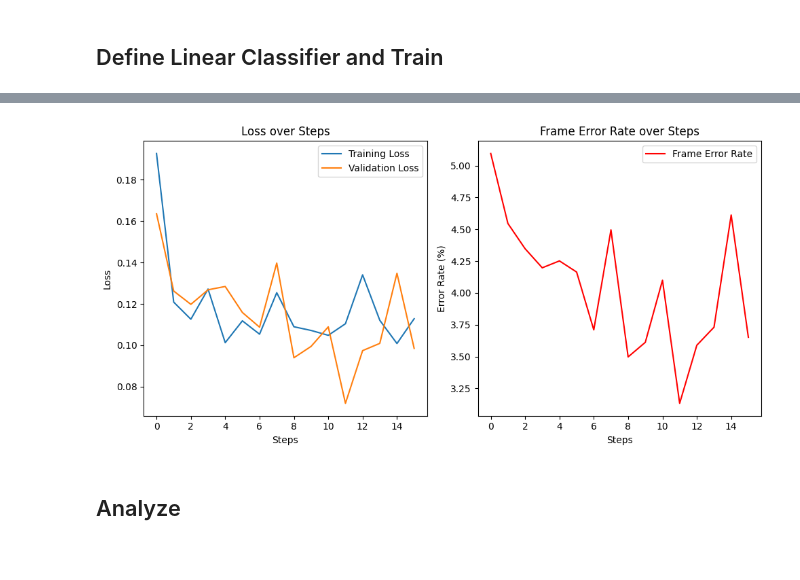
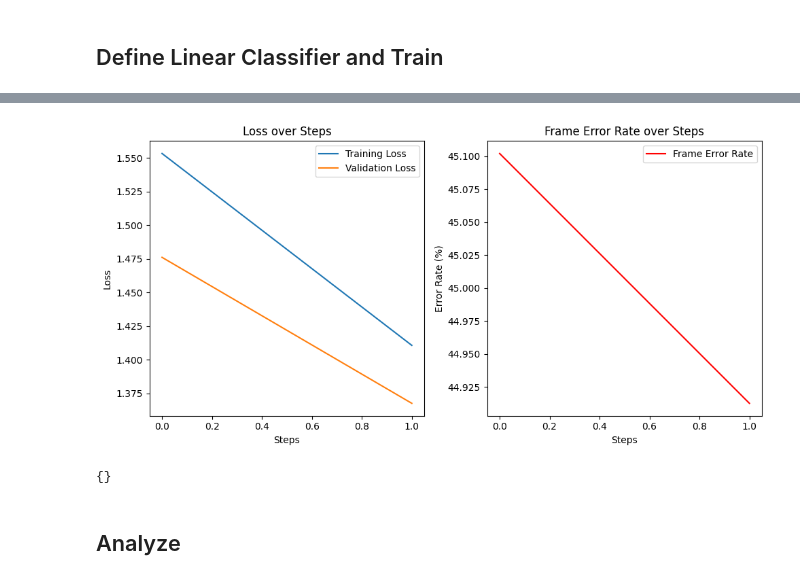
Before and after one commit to georgevenven/tweety_bert, a Jupyter notebook: notebooks/tweetyBERT_FER.ipynb, the cells around one changed output, grey strips where cells are left out. Drawn from its saved outputs; the diff is of its cells as text; code cells hidden in the pictures.

```diff
--- a/notebooks/tweetyBERT_FER.ipynb
+++ b/notebooks/tweetyBERT_FER.ipynb
@@ -13,9 +13,9 @@ os.chdir('/home/george-vengrovski/Documents/projects/tweety_bert_paper')
 from data_class import CollateFunction
 from utils import load_model
 
-weights_path = "/media/george-vengrovski/Extreme SSD/YardenLLB3_PreExtracted_WithPitch_Shift/saved_weights/model_step_0.pth"
+# weights_path = "/media/george-vengrovski/Extreme SSD/YardenLLB3_PreExtracted_WithPitch_Shift/saved_weights/model_step_0.pth"
 config_path = "/media/george-vengrovski/Extreme SSD/YardenLLB3_PreExtracted_WithPitch_Shift/config.json"
 
-tweety_bert_model = load_model(config_path, weights_path)
+tweety_bert_model = load_model(config_path)
 
 device = torch.device("cuda" if torch.cuda.is_available() else "cpu")
@@ -47,4 +67,6 @@ classifier_model = classifier_model.to(device)
 # %%
-trainer = LinearProbeTrainer(model=classifier_model, train_loader=train_loader, test_loader=test_loader, device=device, lr=3e-4, plotting=True, batches_per_eval=50, desired_total_batches=1000, patience=4)
-trainer.train()
+trainer = LinearProbeTrainer(model=classifier_model, train_loader=train_loader, test_loader=test_loader, device=device, lr=3e-4, plotting=True, batches_per_eval=50, desired_total_batches=100, patience=48)
+weight_differences = trainer.train()
+
+print(weight_differences)
 # %% [output]
@@ -67,4 +75,5 @@ Early stopping triggered
-[figure, old version]
+[figure, new version]
+{}
 # %% [markdown]
 ## Analyze
 # %%
```
Also changed, not shown: parts of 3 cells of this notebook, 4 other files.
